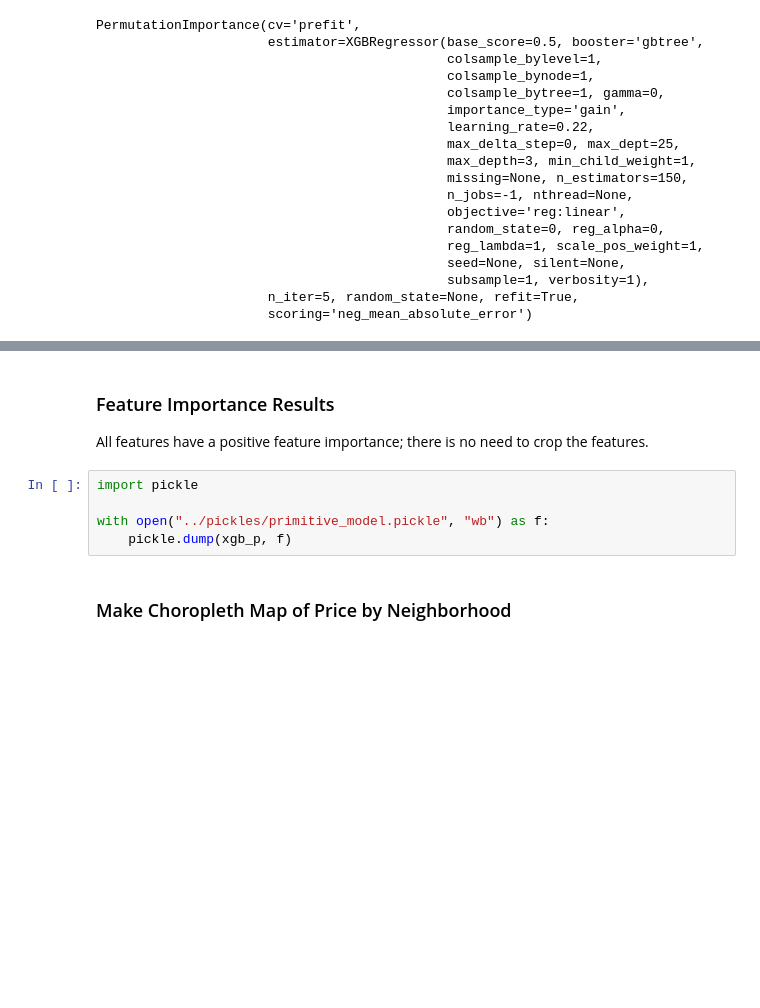
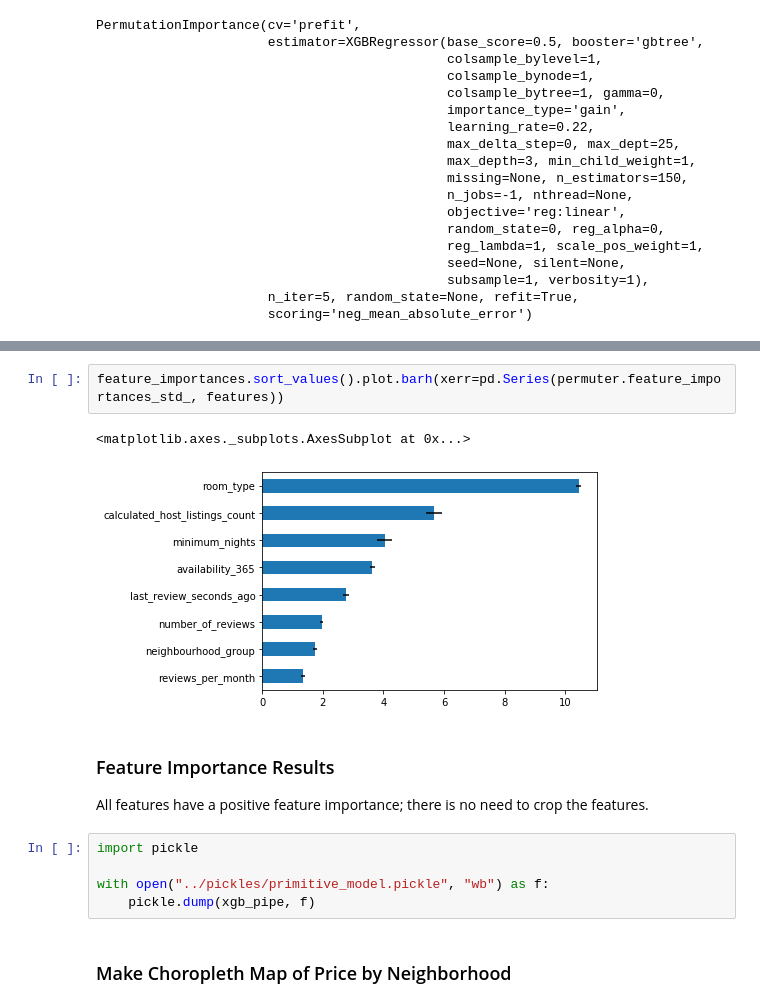
Before and after one commit to build-week-optimal-pricing/Data-science, a Jupyter notebook: ipynb/exploratory-analysis-1.ipynb, the cells around one changed output, grey strips where cells are left out. Drawn from its saved outputs; the diff is of its cells as text; blank space fills up the shorter version.

```diff
--- a/ipynb/exploratory-analysis-1.ipynb
+++ b/ipynb/exploratory-analysis-1.ipynb
@@ -480,4 +476,9 @@ room_type                         10.861984
 dtype: float64
+# %%
+feature_importances.sort_values().plot.barh(xerr=pd.Series(permuter.feature_importances_std_, features))
+# %% [output]
+<matplotlib.axes._subplots.AxesSubplot at 0x...>
+[figure, added]
 # %% [markdown]
 ### Feature Importance Results
 
@@ -486,7 +487,7 @@ All features have a positive feature importance; there is no need to crop the fe
 import pickle
 
 with open("../pickles/primitive_model.pickle", "wb") as f:
-    pickle.dump(xgb_p, f)
+    pickle.dump(xgb_pipe, f)
 # %% [markdown]
 ### Make Choropleth Map of Price by Neighborhood
 # %%
```
Also changed, not shown: parts of 9 cells of this notebook.
